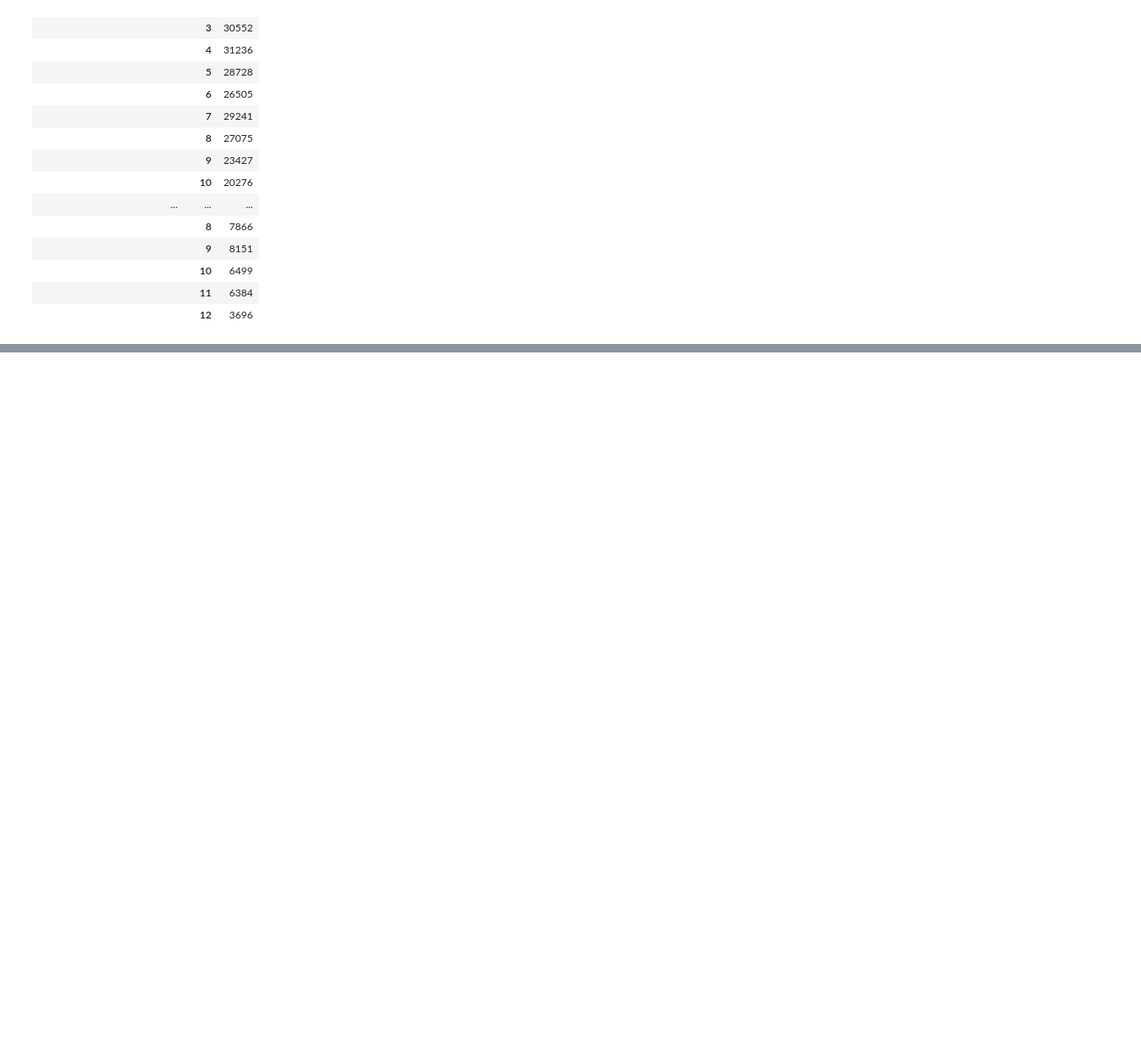
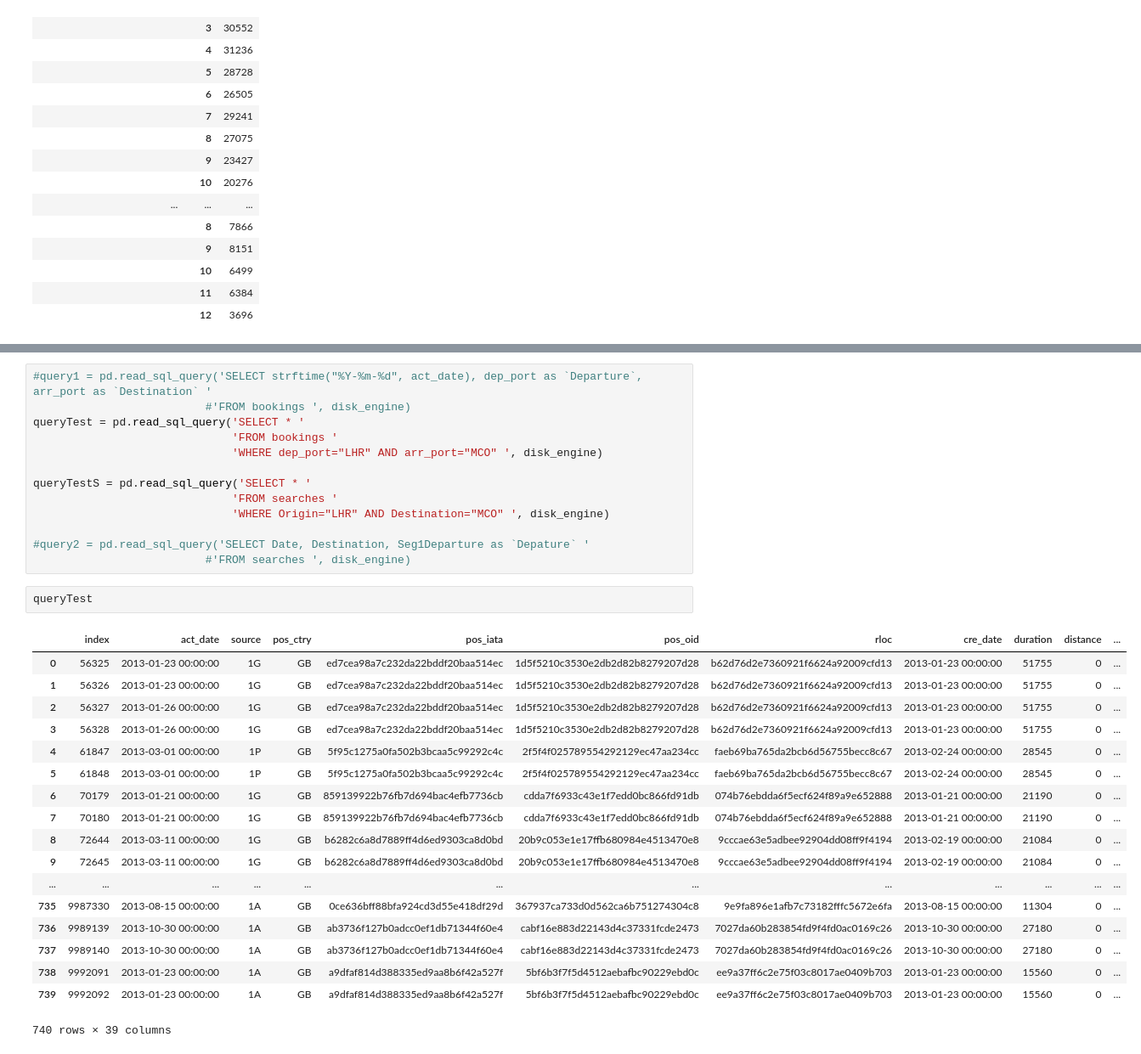
Before and after one commit to AngyGeek/DataChallenge, a Jupyter notebook: DataChallengeCode.ipynb, the cells around one changed output, grey strips where cells are left out. Shown: that part at 85% size. Drawn from its saved outputs; the diff is of its cells as text; blank space fills up the shorter version.

```diff
--- a/DataChallengeCode.ipynb
+++ b/DataChallengeCode.ipynb
@@ -212,0 +296,34 @@ gb.unstack(level=0).plot(kind='bar', subplots=False, ax=ax)
+# %%
+#query1 = pd.read_sql_query('SELECT strftime("%Y-%m-%d", act_date), dep_port as `Departure`, arr_port as `Destination` '
+                          #'FROM bookings ', disk_engine)
+queryTest = pd.read_sql_query('SELECT * '
+                              'FROM bookings '
+                              'WHERE dep_port="LHR" AND arr_port="MCO" ', disk_engine)
+
+queryTestS = pd.read_sql_query('SELECT * '
+                              'FROM searches '
+                              'WHERE Origin="LHR" AND Destination="MCO" ', disk_engine)
+
+#query2 = pd.read_sql_query('SELECT Date, Destination, Seg1Departure as `Depature` '
+                          #'FROM searches ', disk_engine)
+# %%
+queryTest
+# %% [output]
+|  | index | act_date | source | pos_ctry | pos_iata | pos_oid | rloc | cre_date | duration | distance | ... |
+| 0 | 56325 | 2013-01-23 00:00:00 | 1G | GB | ed7cea98a7c232da22bddf20baa514ec | 1d5f5210c3530e2db2d82b8279207d28 | b62d76d2e7360921f6624a92009cfd13 | 2013-01-23 00:00:00 | 51755 | 0 | ... |
+| 1 | 56326 | 2013-01-23 00:00:00 | 1G | GB | ed7cea98a7c232da22bddf20baa514ec | 1d5f5210c3530e2db2d82b8279207d28 | b62d76d2e7360921f6624a92009cfd13 | 2013-01-23 00:00:00 | 51755 | 0 | ... |
+| 2 | 56327 | 2013-01-26 00:00:00 | 1G | GB | ed7cea98a7c232da22bddf20baa514ec | 1d5f5210c3530e2db2d82b8279207d28 | b62d76d2e7360921f6624a92009cfd13 | 2013-01-23 00:00:00 | 51755 | 0 | ... |
+| 3 | 56328 | 2013-01-26 00:00:00 | 1G | GB | ed7cea98a7c232da22bddf20baa514ec | 1d5f5210c3530e2db2d82b8279207d28 | b62d76d2e7360921f6624a92009cfd13 | 2013-01-23 00:00:00 | 51755 | 0 | ... |
+| 4 | 61847 | 2013-03-01 00:00:00 | 1P | GB | 5f95c1275a0fa502b3bcaa5c99292c4c | 2f5f4f025789554292129ec47aa234cc | faeb69ba765da2bcb6d56755becc8c67 | 2013-02-24 00:00:00 | 28545 | 0 | ... |
+| 5 | 61848 | 2013-03-01 00:00:00 | 1P | GB | 5f95c1275a0fa502b3bcaa5c99292c4c | 2f5f4f025789554292129ec47aa234cc | faeb69ba765da2bcb6d56755becc8c67 | 2013-02-24 00:00:00 | 28545 | 0 | ... |
+| 6 | 70179 | 2013-01-21 00:00:00 | 1G | GB | 859139922b76fb7d694bac4efb7736cb | cdda7f6933c43e1f7edd0bc866fd91db | 074b76ebdda6f5ecf624f89a9e652888 | 2013-01-21 00:00:00 | 21190 | 0 | ... |
+| 7 | 70180 | 2013-01-21 00:00:00 | 1G | GB | 859139922b76fb7d694bac4efb7736cb | cdda7f6933c43e1f7edd0bc866fd91db | 074b76ebdda6f5ecf624f89a9e652888 | 2013-01-21 00:00:00 | 21190 | 0 | ... |
+| 8 | 72644 | 2013-03-11 00:00:00 | 1G | GB | b6282c6a8d7889ff4d6ed9303ca8d0bd | 20b9c053e1e17ffb680984e4513470e8 | 9cccae63e5adbee92904dd08ff9f4194 | 2013-02-19 00:00:00 | 21084 | 0 | ... |
+| 9 | 72645 | 2013-03-11 00:00:00 | 1G | GB | b6282c6a8d7889ff4d6ed9303ca8d0bd | 20b9c053e1e17ffb680984e4513470e8 | 9cccae63e5adbee92904dd08ff9f4194 | 2013-02-19 00:00:00 | 21084 | 0 | ... |
+| ... | ... | ... | ... | ... | ... | ... | ... | ... | ... | ... | ... |
+| 735 | 9987330 | 2013-08-15 00:00:00 | 1A | GB | 0ce636bff88bfa924cd3d55e418df29d | 367937ca733d0d562ca6b751274304c8 | 9e9fa896e1afb7c73182fffc5672e6fa | 2013-08-15 00:00:00 | 11304 | 0 | ... |
+| 736 | 9989139 | 2013-10-30 00:00:00 | 1A | GB | ab3736f127b0adcc0ef1db71344f60e4 | cabf16e883d22143d4c37331fcde2473 | 7027da60b283854fd9f4fd0ac0169c26 | 2013-10-30 00:00:00 | 27180 | 0 | ... |
+| 737 | 9989140 | 2013-10-30 00:00:00 | 1A | GB | ab3736f127b0adcc0ef1db71344f60e4 | cabf16e883d22143d4c37331fcde2473 | 7027da60b283854fd9f4fd0ac0169c26 | 2013-10-30 00:00:00 | 27180 | 0 | ... |
+| 738 | 9992091 | 2013-01-23 00:00:00 | 1A | GB | a9dfaf814d388335ed9aa8b6f42a527f | 5bf6b3f7f5d4512aebafbc90229ebd0c | ee9a37ff6c2e75f03c8017ae0409b703 | 2013-01-23 00:00:00 | 15560 | 0 | ... |
+| 739 | 9992092 | 2013-01-23 00:00:00 | 1A | GB | a9dfaf814d388335ed9aa8b6f42a527f | 5bf6b3f7f5d4512aebafbc90229ebd0c | ee9a37ff6c2e75f03c8017ae0409b703 | 2013-01-23 00:00:00 | 15560 | 0 | ... |
+740 rows × 39 columns
```
Also changed, not shown: parts of 15 cells of this notebook.
